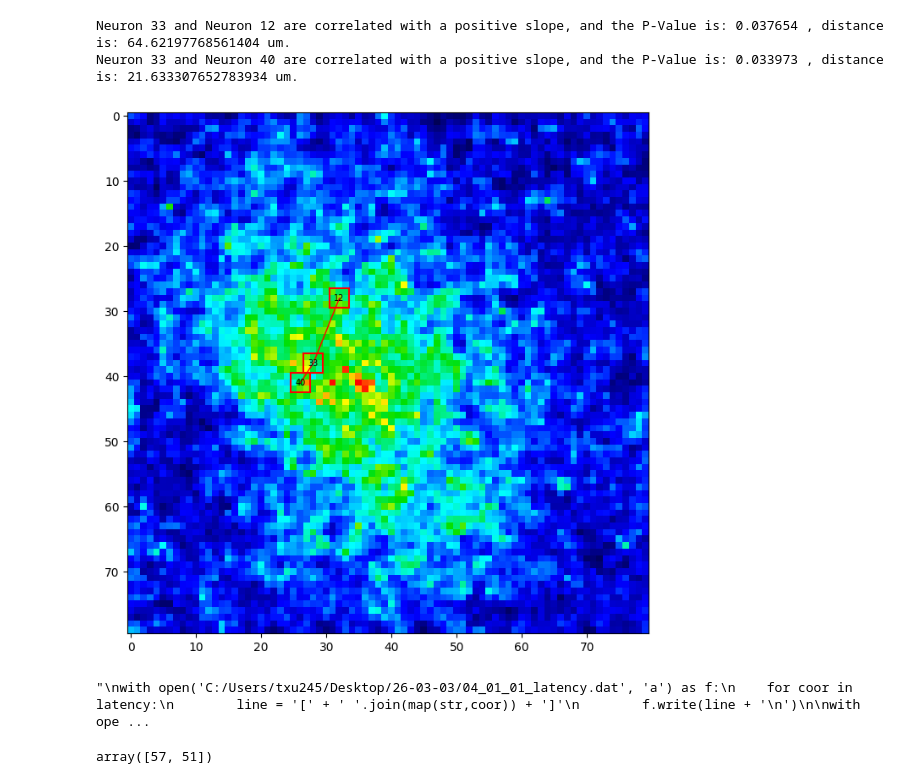
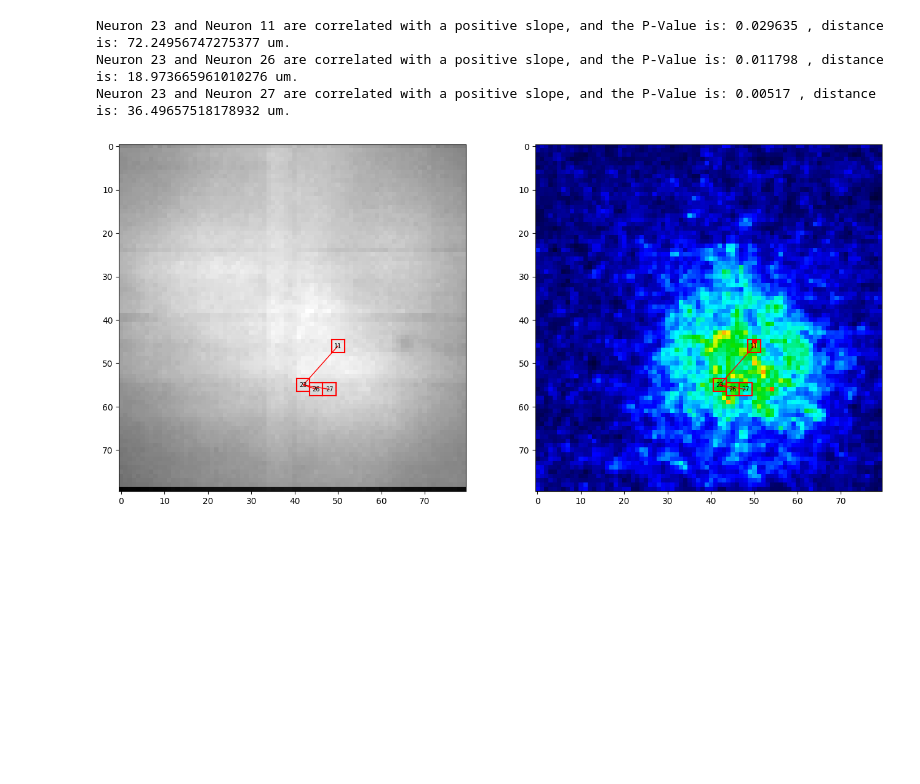
Before and after one commit to TianchengXu0420/ZDA_Adventure, a Jupyter notebook: 3x3Area.ipynb, the cells around one changed output. Cells and saved outputs as stored; diff of their text form; code cells hidden in the pictures; blank space fills up the shorter version.

```diff
--- a/3x3Area.ipynb
+++ b/3x3Area.ipynb
@@ -12,6 +13,6 @@ from scipy.spatial.distance import cdist
 # %%
 # Load the Data's directory.
-datadir = 'C:/Users/txu245/Desktop/26-03-03/04_01_03.zda'
+datadir = 'C:/Users/txu245/Desktop/26-01-26/05_01_01.zda'
 
 # Load the Tool Packages.
 dataLoader = DataLoader(datadir)
@@ -20,10 +21,10 @@ maps = Maps()
 identify = Identify()
 # %%
 # Parameters setting up.
-index = np.linspace(0, 499.5, 1000)
-basePt = 190
+index = np.linspace(0, 449, 898)
+basePt = 90
 skipPt = 60
-startPt = 190
+startPt = 90
 numPt = 150
 
 # Data Preprocessing.
@@ -62,5 +63,5 @@ plt.show()
 # %%
-candidates = identify.candidates(Data_ave=Data_ave, cutoff=90, startPt=startPt, numPt=numPt)
+candidates = identify.candidates(Data_ave=Data_ave, cutoff=95, startPt=startPt, numPt=numPt)
 selected, shapes = identify.select_non_overlap(candidates=candidates, snr_map=snr_map)
 identified_map = np.zeros_like(snr_map, dtype=int)
 
@@ -204,72 +215,85 @@ Totally 2628 pairs.
 # %%
-neuro_label = 33
+neuro_label = 23
 
-fig, ax = plt.subplots(figsize=(8,8))
-ax.imshow(snr_map / np.max(snr_map), vmin=0, vmax=1, cmap=maps.colorbar())
+plt.subplots(1, 2, figsize=(16,8))
+ax1 = plt.subplot(1, 2, 1)
+ax2 = plt.subplot(1, 2, 2)
+ax1.imshow(rli, cmap='gray')
+ax2.imshow(snr_map / np.max(snr_map), vmin=0, vmax=1, cmap=maps.colorbar())
+
+
 top = index[neuro_label-1][1] - 1.5
 bottom = index[neuro_label-1][1] + 1.5
 left = index[neuro_label-1][0] - 1.5
 right = index[neuro_label-1][0] + 1.5
 
-ax.plot([top, top], [left, right], color=color, linewidth=linewidth)
-ax.plot([bottom, bottom], [left, right], color=color, linewidth=linewidth)
-ax.plot([top, bottom], [left, left], color=color, linewidth=linewidth)
-ax.plot([top, bottom], [right, right], color=color, linewidth=linewidth)
-ax.annotate(str(neuro_label), xy=(index[neuro_label-1][1], index[neuro_label-1][0]), ha='center', va='center', fontsize=7, color='black')
+ax1.plot([top, top], [left, right], color=color, linewidth=linewidth)
+ax1.plot([bottom, bottom], [left, right], color=color, linewidth=linewidth)
+ax1.plot([top, bottom], [left, left], color=color, linewidth=linewidth)
+ax1.plot([top, bottom], [right, right], color=color, linewidth=linewidth)
+ax1.annotate(str(neuro_label), xy=(index[neuro_label-1][1], index[neuro_label-1][0]), ha='center', va='center', fontsize=7, color='black')
+
+ax2.plot([top, top], [left, right], color=color, linewidth=linewidth)
+ax2.plot([bottom, bottom], [left, right], color=color, linewidth=linewidth)
+ax2.plot([top, bottom], [left, left], color=color, linewidth=linewidth)
+ax2.plot([top, bottom], [right, right], color=color, linewidth=linewidth)
+ax2.annotate(str(neuro_label), xy=(index[neuro_label-1][1], index[neuro_label-1][0]), ha='center', va='center', fontsize=7, color='black')
 
 for i in range(num):
 
     if i == neuro_label - 1:
         continue
     else:
         dist = np.sqrt((index[i][0] - index[neuro_label-1][0])**2 + (index[i][1] - index[neuro_label-1][1])**2) * 6
         Slope, _, _, pValue, _ = linregress(latency[i], latency[neuro_label-1])
 
         if pValue <=0.05 and Slope > 0:
             count = count + 1
             print('Neuron', neuro_label, 'and Neuron', i+1, 'are correlated with a positive slope, and the P-Value is:', np.round(pValue, 6), ', distance is:', dist, 'um.')
             loc_1 = index[i]
             loc_2 = index[neuro_label-1]
 
-            ax.plot([loc_1[1], loc_2[1]], [loc_1[0], loc_2[0]], color='red', linewidth=1)
+            ax1.plot([loc_1[1], loc_2[1]], [loc_1[0], loc_2[0]], color='red', linewidth=1)
+            ax2.plot([loc_1[1], loc_2[1]], [loc_1[0], loc_2[0]], color='red', linewidth=1)
 
             top = loc_1[1] - 1.5
             bottom = loc_1[1] + 1.5
             left = loc_1[0] - 1.5
             right = loc_1[0] + 1.5
 
-            ax.plot([top, top], [left, right], color=color, linewidth=linewidth)
-            ax.plot([bottom, bottom], [left, right], color=color, linewidth=linewidth)
-            ax.plot([top, bottom], [left, left], color=color, linewidth=linewidth)
-            ax.plot([top, bottom], [right, right], color=color, linewidth=linewidth)
-            ax.annotate(str(i+1), xy=(loc_1[1], loc_1[0]), ha='center', va='center', fontsize=7, color='black')
+            ax1.plot([top, top], [left, right], color=color, linewidth=linewidth)
+            ax1.plot([bottom, bottom], [left, right], color=color, linewidth=linewidth)
+            ax1.plot([top, bottom], [left, left], color=color, linewidth=linewidth)
+            ax1.plot([top, bottom], [right, right], color=color, linewidth=linewidth)
+            ax1.annotate(str(i+1), xy=(loc_1[1], loc_1[0]), ha='center', va='center', fontsize=7, color='black')
+
+            ax2.plot([top, top], [left, right], color=color, linewidth=linewidth)
+            ax2.plot([bottom, bottom], [left, right], color=color, linewidth=linewidth)
+            ax2.plot([top, bottom], [left, left], color=color, linewidth=linewidth)
+            ax2.plot([top, bottom], [right, right], color=color, linewidth=linewidth)
+            ax2.annotate(str(i+1), xy=(loc_1[1], loc_1[0]), ha='center', va='center', fontsize=7, color='black')
 
 plt.show()
 # %% [output]
-Neuron 33 and Neuron 12 are correlated with a positive slope, and the P-Value is: 0.037654 , distance is: 64.62197768561404 um.
-Neuron 33 and Neuron 40 are correlated with a positive slope, and the P-Value is: 0.033973 , distance is: 21.633307652783934 um.
+Neuron 23 and Neuron 11 are correlated with a positive slope, and the P-Value is: 0.029635 , distance is: 72.24956747275377 um.
+Neuron 23 and Neuron 26 are correlated with a positive slope, and the P-Value is: 0.011798 , distance is: 18.973665961010276 um.
+Neuron 23 and Neuron 27 are correlated with a positive slope, and the P-Value is: 0.00517 , distance is: 36.49657518178932 um.
-[figure, old version]
+[figure, new version]
 # %%
 '''
-with open('C:/Users/txu245/Desktop/26-03-03/04_01_01_latency.dat', 'a') as f:
+with open('C:/Users/txu245/Desktop/26-03-03/04_01_02_latency.dat', 'a') as f:
     for coor in latency:
         line = '[' + ' '.join(map(str,coor)) + ']'
         f.write(line + '\n')
 
-with open('C:/Users/txu245/Desktop/26-03-03/04_01_01_location.dat', 'a') as f:
+with open('C:/Users/txu245/Desktop/26-03-03/04_01_02_location.dat', 'a') as f:
     for coor in index:
         line = '[' + ' '.join(map(str,coor)) + ']'
         f.write(line + '\n')
 
-with open('C:/Users/txu245/Desktop/26-03-03/04_01_01_rli.dat', 'a') as f:
+with open('C:/Users/txu245/Desktop/26-03-03/04_01_02_rli.dat', 'a') as f:
     for coor in rli:
         line = '[' + ' '.join(map(str,coor)) + ']'
         f.write(line + '\n')
 '''
-# %% [output]
-"\nwith open('C:/Users/txu245/Desktop/26-03-03/04_01_01_latency.dat', 'a') as f:\n    for coor in latency:\n        line = '[' + ' '.join(map(str,coor)) + ']'\n        f.write(line + '\n')\n\nwith ope ...
-# %%
-index[67]
-# %% [output]
-array([57, 51])
 # %%
```
Also changed, not shown: parts of 5 cells of this notebook.
